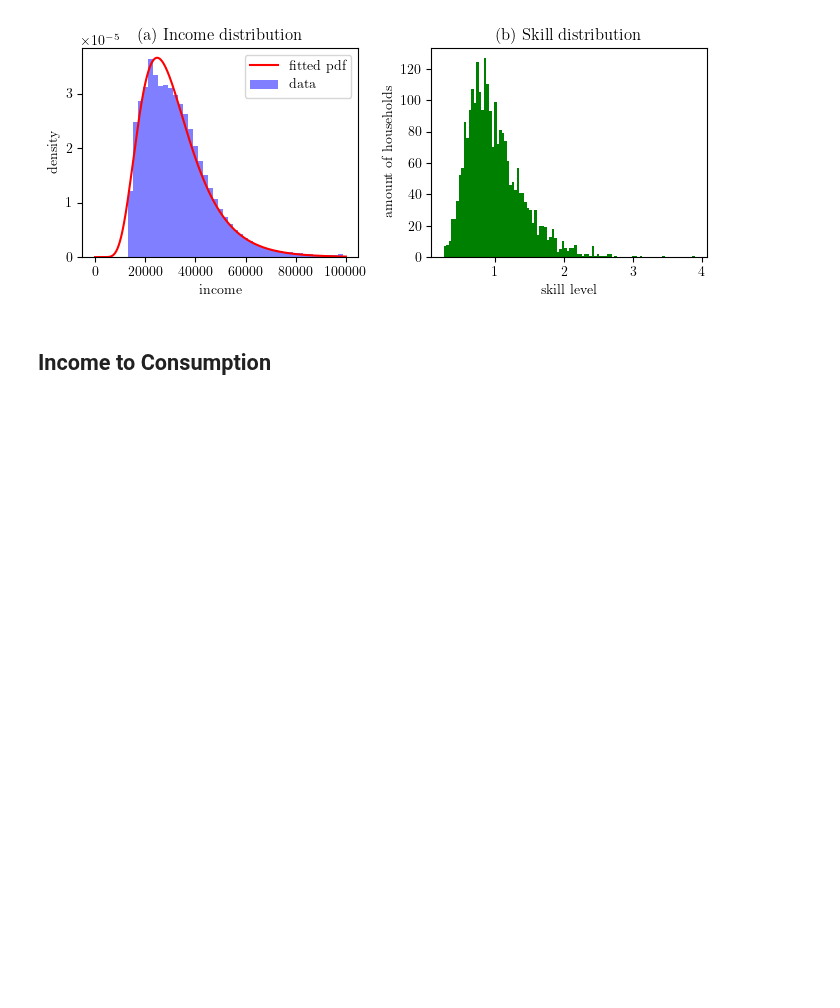
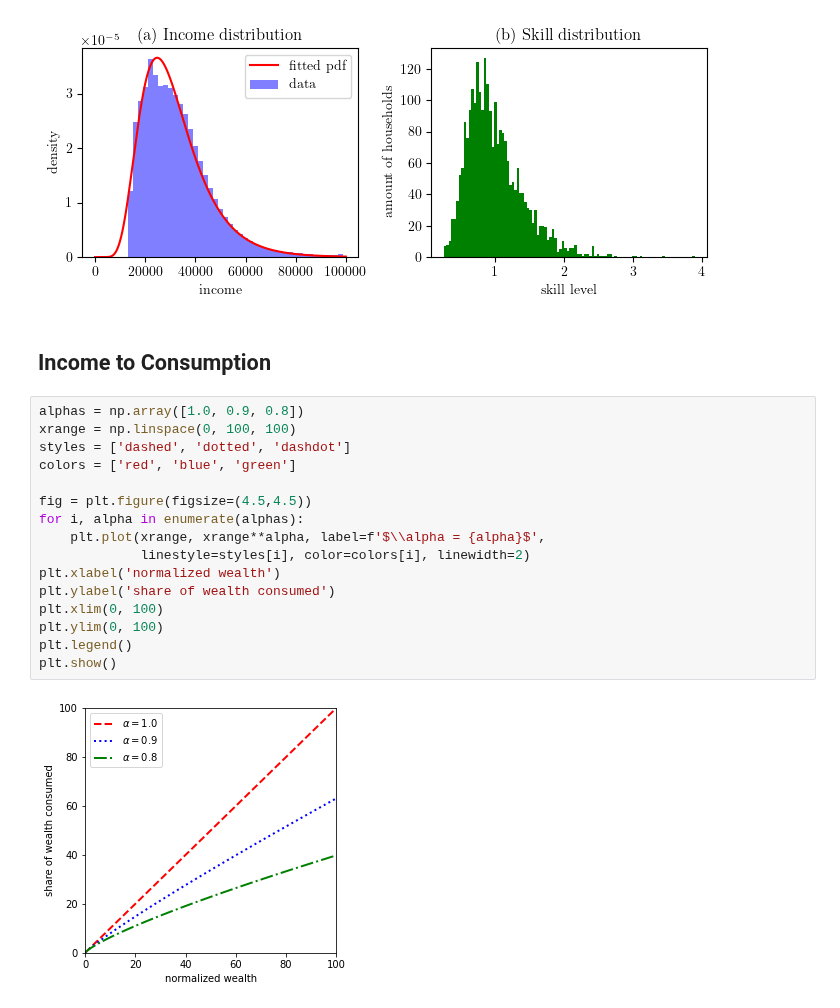
Before and after one commit to Tarsatir/Capsule_Climate, a Jupyter notebook: data/income_wealth_dist.ipynb, the cells around one changed output. Drawn from its saved outputs; the diff is of its cells as text; blank space fills up the shorter version.

```diff
--- a/data/income_wealth_dist.ipynb
+++ b/data/income_wealth_dist.ipynb
@@ -159,3 +159,21 @@ plt.savefig('../plotting/plots/income_skill.pdf')
 [figure]
 # %% [markdown]
 ## Income to Consumption
+# %%
+alphas = np.array([1.0, 0.9, 0.8])
+xrange = np.linspace(0, 100, 100)
+styles = ['dashed', 'dotted', 'dashdot']
+colors = ['red', 'blue', 'green']
+
+fig = plt.figure(figsize=(4.5,4.5))
+for i, alpha in enumerate(alphas):
+    plt.plot(xrange, xrange**alpha, label=f'$\\alpha = {alpha}$',
+             linestyle=styles[i], color=colors[i], linewidth=2)
+plt.xlabel('normalized wealth')
+plt.ylabel('share of wealth consumed')
+plt.xlim(0, 100)
+plt.ylim(0, 100)
+plt.legend()
+plt.show()
+# %% [output]
+[figure, added]
```
Also changed, not shown: 31 other files.
